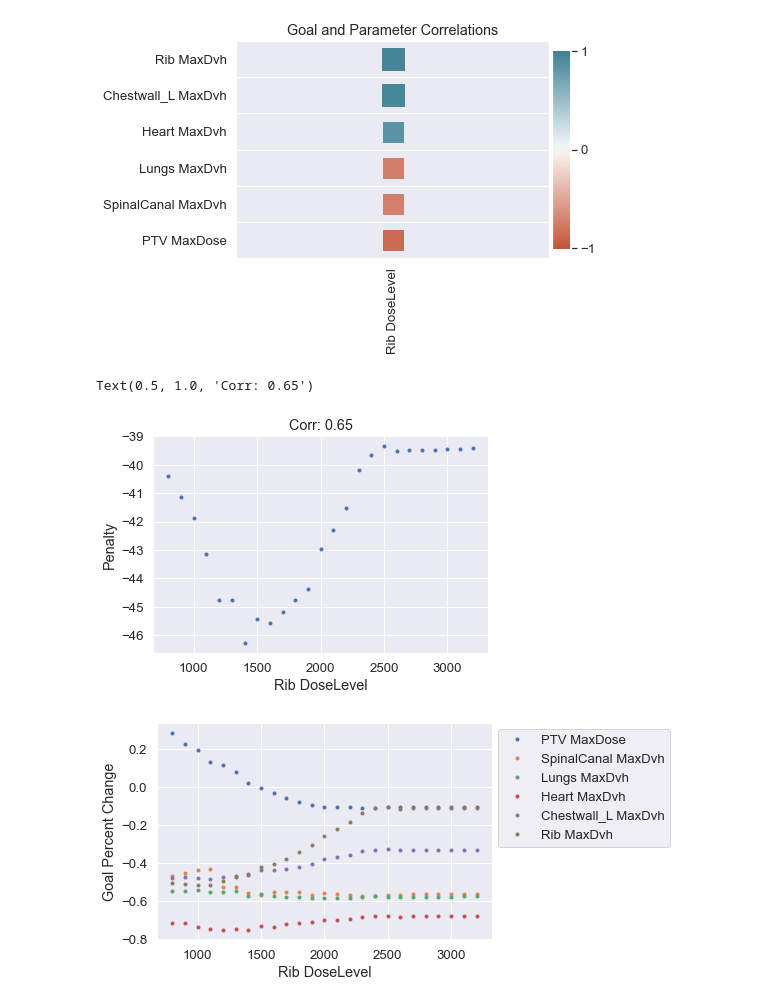
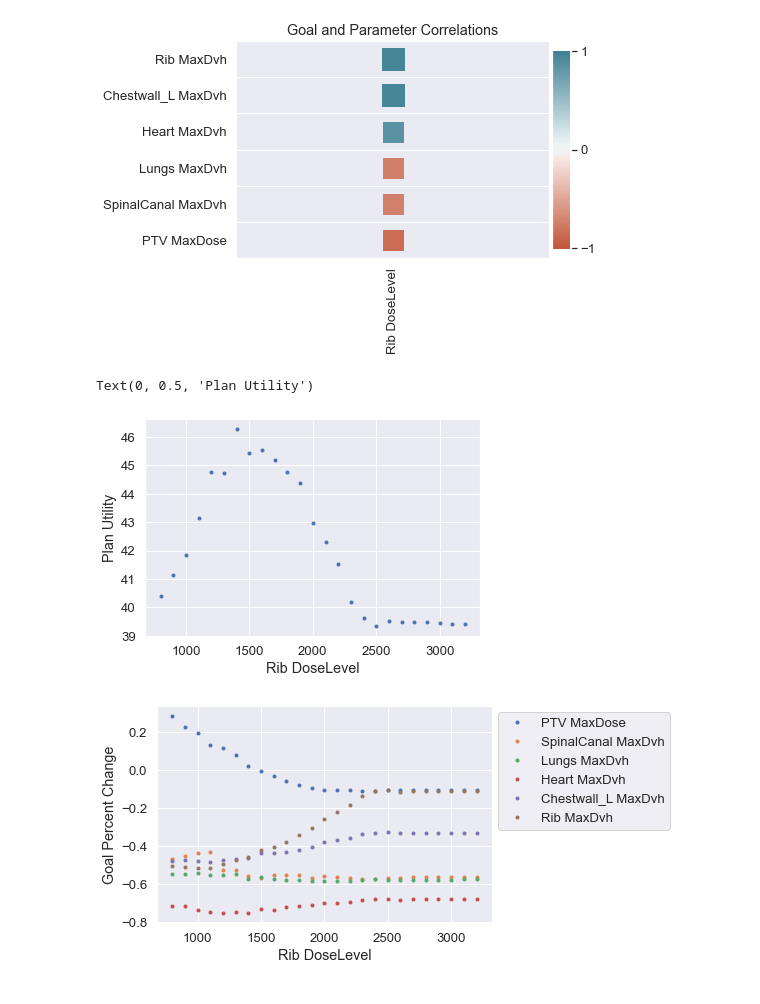
Before and after one commit to kels271828/RayBay, a Jupyter notebook: results/patient1/toy_problem.ipynb, the cells around one changed output. Saved outputs shown, nothing was run; the diff lists cells and outputs as text; code cells hidden in the pictures.

Commit message:
added new results and plots for patient 1

```diff
--- a/results/patient1/toy_problem.ipynb
+++ b/results/patient1/toy_problem.ipynb
@@ -76,7 +76,7 @@ def linear_penalty(funcs, pars, goals, results):
     ydata, _ = plots.format_data(goals[1:], results, 'goals')
     for ii in range(len(ydata)):
         level = goals.iloc[ii+1]['AcceptanceLevel']
-        func_vals += (ydata[ii] - level)/level
+        func_vals += (level - ydata[ii])/level
     return 100*func_vals/(len(goals) - 1)
 # %%
 def plot_dvh(dvh, title):
@@ -197,15 +199,15 @@ plt.figure(), plots.corrplot(goals[1:], results_grid, funcs_toy, pars_grid, 'Goa
 # %%
 par_vals = pars_grid[pars_grid['Term'] == 6]
 par_vals = par_vals
 x_grid = par_vals['DoseLevel']
 corr = np.corrcoef(x_grid, fun_grid)[0, 1]
 plt.plot(x_grid, fun_grid, '.')
 plt.xlabel('Rib DoseLevel')
-plt.ylabel('Penalty')
-plt.title(f'Corr: {corr:.2f}')
+plt.ylabel('Plan Utility')
+#plt.title(f'Corr: {corr:.2f}')
 # %% [output]
-Text(0.5, 1.0, 'Corr: 0.65')
+Text(0, 0.5, 'Plan Utility')
-[figure, old version]
+[figure, new version]
 # %%
 labels = []
 for ii in range(1, 7):
```
Also changed, not shown: parts of 11 cells of this notebook, 2 other files.
